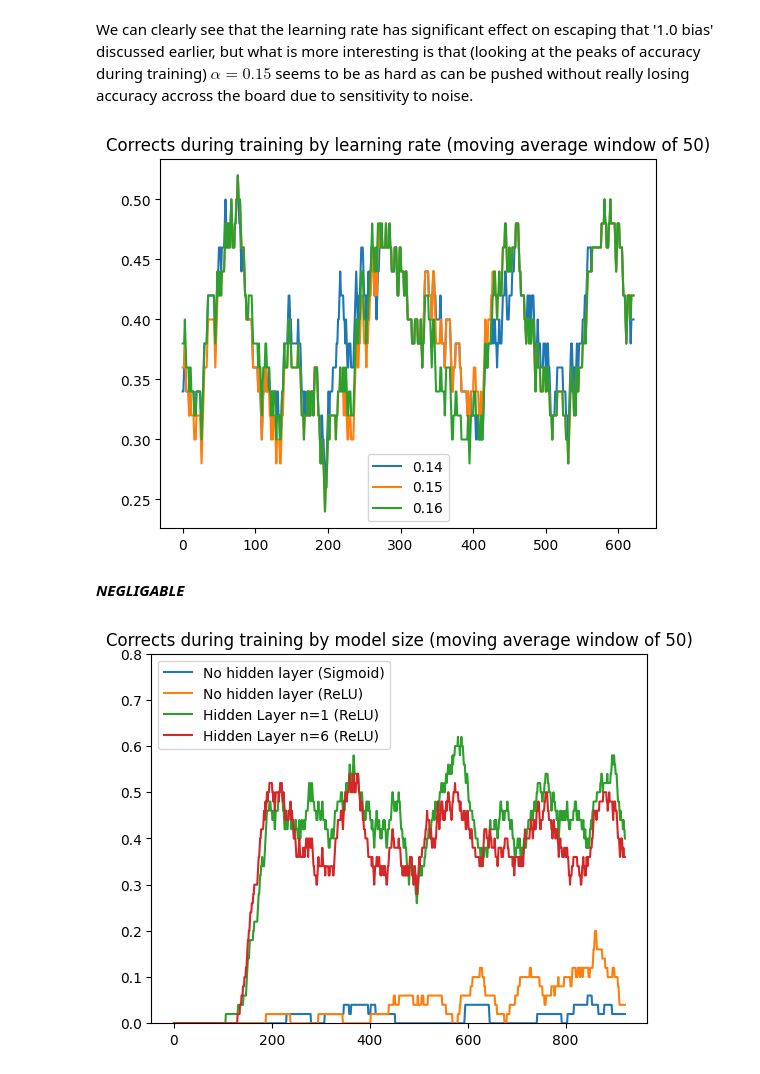
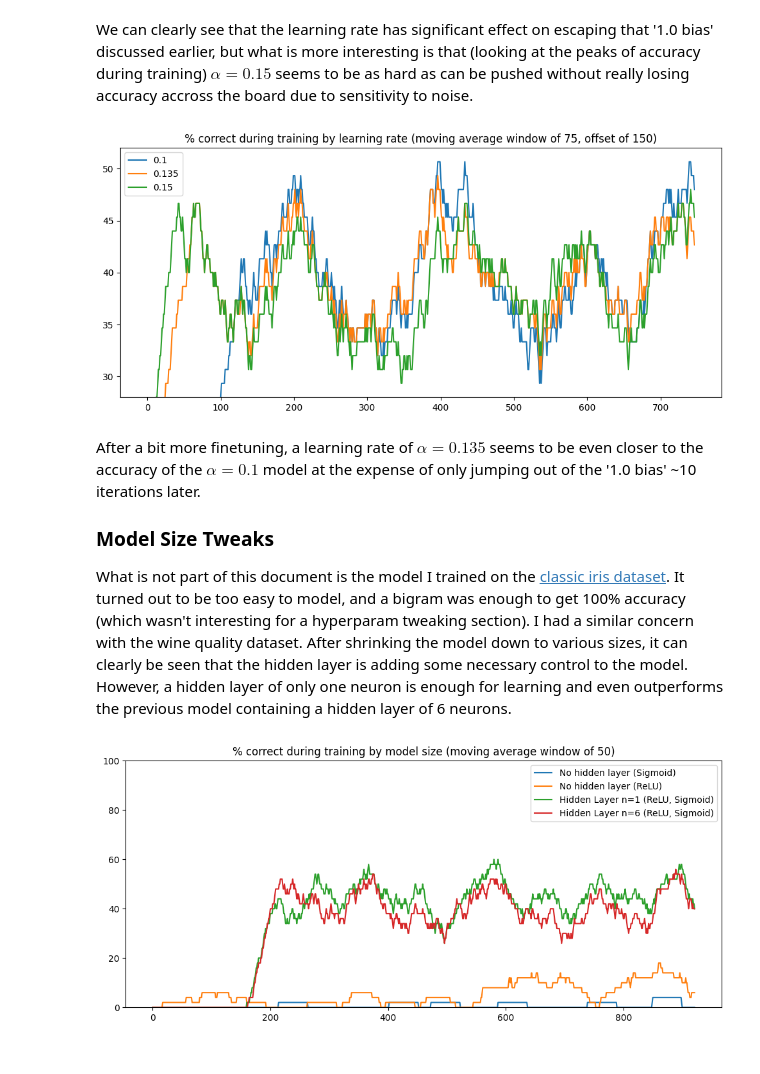
Before and after one commit to RobertvdLeeuw/NN, a Jupyter notebook: ANN.ipynb, the cells around one changed output. Saved outputs shown, nothing was run; the diff lists cells and outputs as text; code cells hidden in the pictures.

```diff
--- a/ANN.ipynb
+++ b/ANN.ipynb
@@ -69,7 +69,7 @@ class Vector:
         return self.values.__iter__()
 
     def transpose(self):
-        return Matrix([Vector([x]) for x in self.values])
+        return Matrix([Vector([x]) for x in self])
 
     def copy(self) -> "Vector":
         return Vector(self.values)
@@ -144,10 +144,10 @@ class Vector:
         return self * other
 
     def __repr__(self):
-        return "[" +  ", ".join([round_number(x, Vector.n_digits_clamp) for x in self.values]) + "]"
+        return "[" +  ", ".join([round_number(x, Vector.n_digits_clamp) for x in self]) + "]"
 
     def __abs__(self) -> "Vector":
-        return Vector([abs(x) for x in self.values])
+        return Vector([abs(x) for x in self])
 
     def hadamard(self, other) -> "Vector":
         return self._element_wise_operation(other, operator.mul)
@@ -397,7 +398,7 @@ class ANN:
         if eval_func:
             A = self.last_run_A[-1]
             last_out = dict(zip(self.endlabels, A)) if self.endlabels else A
-            self.corrects.append(eval_func(last_out, labels))
+            self.corrects.append(eval_func(last_out, labels) * 100)  # *100 so mean/moving avg becomes % correct.
 
         e = self.last_run_A[-1] - labels
         self.MSEs.append((e * e.transpose() / n).unwrap())
@@ -756,31 +777,38 @@ We can clearly see that the learning rate has significant effect on escaping tha
 # %%
 layer_sizes = [11, 8, 1]
 activation_funcs = [ReLU, Sigmoid]
 
-offset = 300
+offset = 150
 epochs = {}
-for alpha in (0.14, 0.15, 0.16):
+for alpha in (0.1, 0.135, 0.15):
     nn_reg = ANN(layer_sizes, activation_funcs,
                  alpha=alpha,
                  param_default_val=0.5)
 
     nn_reg.train(training_features, training_labels_reg, eval_func=reg_correct)
     epochs[alpha] = nn_reg.corrects[offset:]
 
-mov = 50
+mov = 75
+plt.figure(figsize=(12, 5))
 sns.lineplot({k: moving_average(v, mov) for k, v in epochs.items()}, dashes=False)
 
-plt.title(f"Corrects during training by learning rate (moving average window of {mov})")
+ax = plt.gca()
+ax.set_ylim(28, 52)
+plt.title(f"% correct during training by learning rate (moving average window of {mov}, offset of {offset})")
 plt.show()
 # %% [output]
-[figure, old version]
+[figure, new version]
 # %% [markdown]
-***NEGLIGABLE***
+After a bit more finetuning, a learning rate of $\alpha = 0.135$ seems to be even closer to the accuracy of the $\alpha = 0.1$ model at the expense of only jumping out of the '1.0 bias' ~10 iterations later.
+
+### Model Size Tweaks
+
+What is not part of this document is the model I trained on the [classic iris dataset](https://www.kaggle.com/datasets/uciml/iris). It turned out to be too easy to model, and a bigram was enough to get 100% accuracy (which wasn't interesting for a hyperparam tweaking section). I had a similar concern with the wine quality dataset. After shrinking the model down to various sizes, it can clearly be seen that the hidden layer is adding some necessary control to the model. However, a hidden layer of only one neuron is enough for learning and even outperforms the previous model containing a hidden layer of 6 neurons.
 # %%
 layer_sizes = ([11, 1], [11, 1], [11, 1, 1], [11, 6, 1])
 labels = ["No hidden layer" if len(l) == 2 else f"Hidden Layer n={l[1]}" for l in layer_sizes]
 activation_funcs = ([Sigmoid], [ReLU], [ReLU, Sigmoid], [ReLU, Sigmoid])
-alpha = 0.16
+alpha = 0.135
 
 epochs = {}
 for l, a, label in zip(layer_sizes, activation_funcs, labels):
@@ -789,14 +817,15 @@ for l, a, label in zip(layer_sizes, activation_funcs, labels):
                  param_default_val=0.5)
 
     nn_reg.train(training_features, training_labels_reg, eval_func=reg_correct)
-    epochs[label + f" ({nn_reg.activation_funcs[1].name})"] = nn_reg.corrects
+    epochs[label + f" ({", ".join(f.name for f in nn_reg.activation_funcs[1:])})"] = nn_reg.corrects
 
 mov = 50
+plt.figure(figsize=(12, 5))
 sns.lineplot({k: moving_average(v, mov) for k, v in epochs.items()}, dashes=False)
 
 ax = plt.gca()
-ax.set_ylim(0,0.8)
-plt.title(f"Corrects during training by model size (moving average window of {mov})")
+ax.set_ylim(0, 100)
+plt.title(f"% correct during training by model size (moving average window of {mov})")
 plt.show()
 # %% [output]
-[figure, old version]
+[figure, new version]
```
Also changed, not shown: parts of 24 cells of this notebook.
